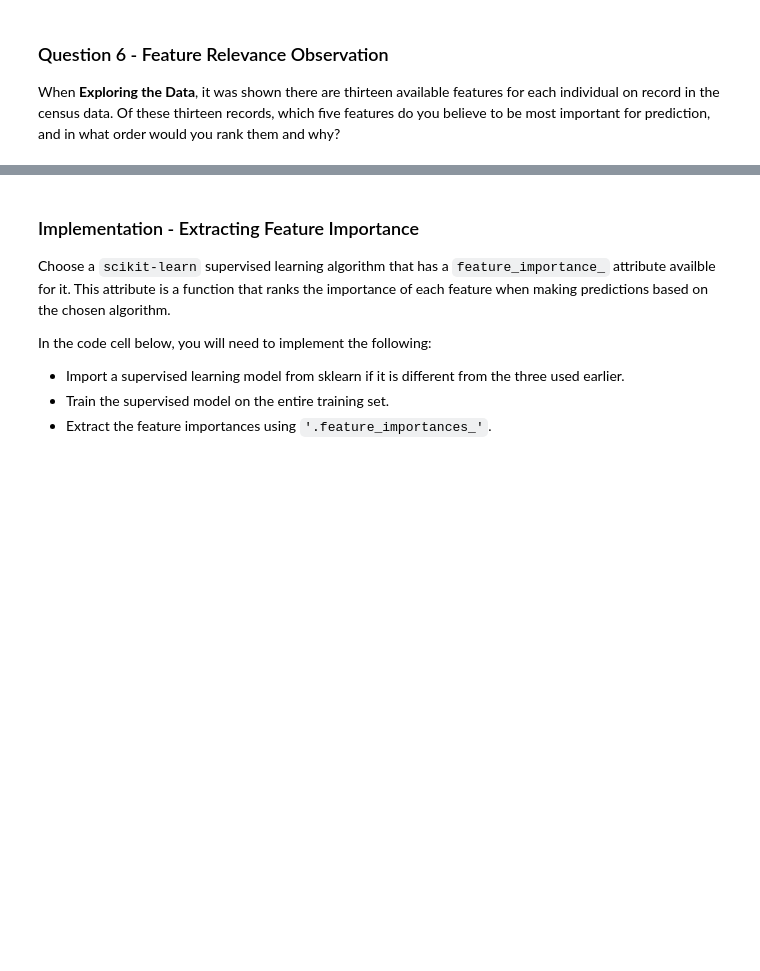
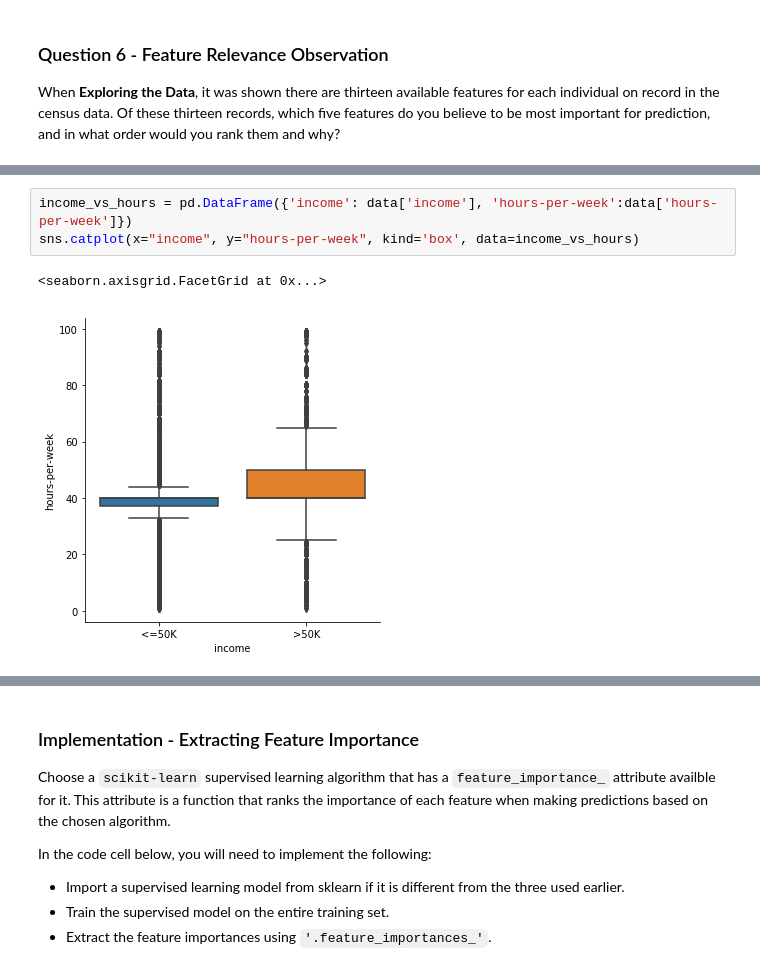
Before and after one commit to kedarnath6970/machine_learning, a Jupyter notebook: finding_donors/finding_donors.ipynb, the cells around one changed output, grey strips where cells are left out. Drawn from its saved outputs; the diff is of its cells as text; blank space fills up the shorter version.

```diff
--- a/finding_donors/finding_donors.ipynb
+++ b/finding_donors/finding_donors.ipynb
@@ -615,0 +647,6 @@ When **Exploring the Data**, it was shown there are thirteen available features
+# %%
+income_vs_hours = pd.DataFrame({'income': data['income'], 'hours-per-week':data['hours-per-week']})
+sns.catplot(x="income", y="hours-per-week", kind='box', data=income_vs_hours)
+# %% [output]
+<seaborn.axisgrid.FacetGrid at 0x...>
+[figure, added]
```
Also changed, not shown: parts of 11 cells of this notebook, 1 other file.
